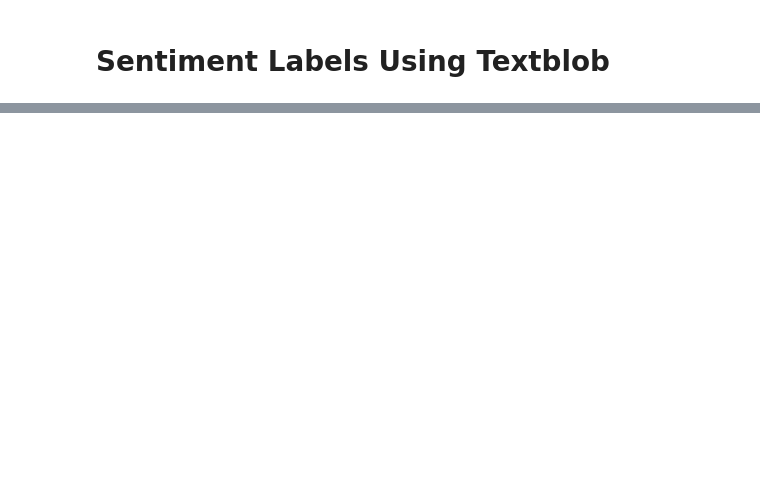
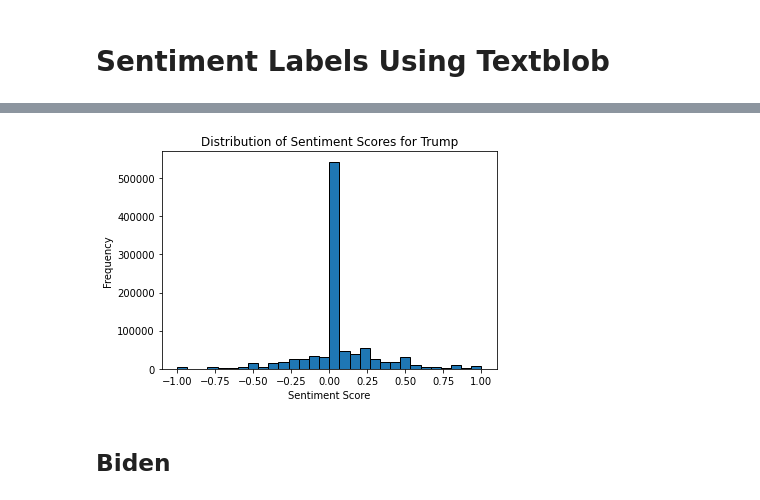
Before and after one commit to cfitzpatrick89/ADS508_GroupProject, a Jupyter notebook: EDA.ipynb, the cells around one changed output, grey strips where cells are left out. Saved outputs shown, nothing was run; the diff lists cells and outputs as text; code cells hidden in the pictures; blank space fills up the shorter version.

Commit message:
EDA_Sentiment

```diff
--- a/EDA.ipynb
+++ b/EDA.ipynb
@@ -565,2 +564,33 @@ plt.show()
 # %% [markdown]
 # Sentiment Labels Using Textblob
+# %%
+# Code from ChatGPT
+#!pip install textblob
+from textblob import TextBlob
+
+def analyze_tweet_sentiment(tweet_text):
+    analysis = TextBlob(tweet_text)
+    # Return sentiment polarity (ranging from -1 to 1)
+    return analysis.sentiment.polarity
+
+# Apply sentiment labels to Trump Data
+if __name__ == "__main__":
+    # Assuming you have a DataFrame named df_tweets with a column 'text' containing tweet text
+    df_tweets_trump = df_parquet_results_trump[['comment_body']]
+    # Analyze sentiment for each tweet in the DataFrame
+    df_tweets_trump['sentiment_score'] = df_tweets_trump['comment_body'].apply(analyze_tweet_sentiment)
+
+# Add sentiment output to parent dataframe
+df_parquet_results_trump['sentiment'] = df_tweets_trump['sentiment_score']
+
+
+
+ # Apply Sentiment labels to Biden Data
+if __name__ == "__main__":
+    # Assuming you have a DataFrame named df_tweets with a column 'text' containing tweet text
+    df_tweets_biden = df_parquet_results_biden[['comment_body']]
+    # Analyze sentiment for each tweet in the DataFrame
+    df_tweets_biden['sentiment_score'] = df_tweets_biden['comment_body'].apply(analyze_tweet_sentiment)
+
+# Add sentiment output to parent dataframe
+df_parquet_results_biden['sentiment'] = df_tweets_biden['sentiment_score']
@@ -566,0 +654,15 @@ plt.show()
+# %%
+plt.hist(df_parquet_results_trump['sentiment'], bins=30, edgecolor='black')
+
+# Adding labels
+plt.xlabel('Sentiment Score')
+plt.ylabel('Frequency')
+plt.title('Distribution of Sentiment Scores for Trump')
+
+# Show plot
+plt.savefig('TrumpSentDist.png')
+plt.show()
+# %% [output]
+[figure, added]
+# %% [markdown]
+## Biden
```
Also changed, not shown: parts of 13 cells of this notebook, 2 other files.
